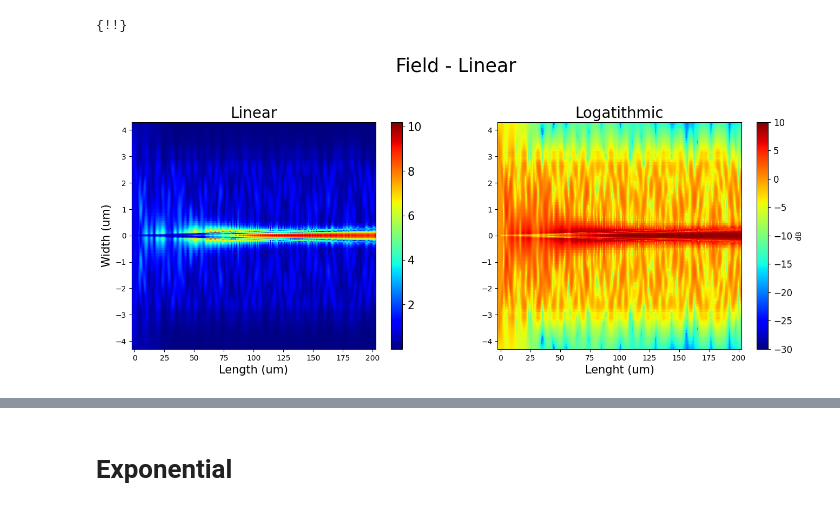
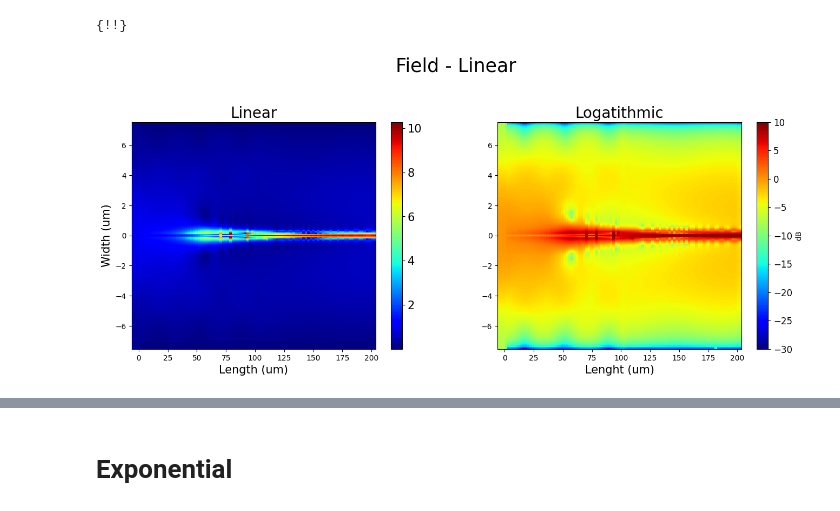
Before and after one commit to Leoopessoa/Edge-Coupler, a Jupyter notebook: Simulation/Components Assembly.ipynb, the cells around one changed output, grey strips where cells are left out. Cells and saved outputs as stored; diff of their text form; code cells hidden in the pictures.

```diff
--- a/Simulation/Components Assembly.ipynb
+++ b/Simulation/Components Assembly.ipynb
@@ -65,8 +65,8 @@ N = 200
 
 time = 5e-12
 
-yspan = 9e-6
-zspan = 9e-6
+yspan = 20e-6
+zspan = 20e-6
 # %% [markdown]
 # Linear
 # %%
@@ -153,7 +153,7 @@ lum.set({
 #print(time)
 lum.switchtolayout()
 meshmulti = 2
-cellsmesh = 150
+cellsmesh = 200
 lum.select('field')
 lum.delete()
 lum.select('FDTD')
@@ -250,9 +250,9 @@ else:
     lum.set("number of cell groups",3)
     lum.set("group spans",np.transpose([5e-6, length, 2.5e-6]))
     lum.set({
-        "cells"                   :np.transpose([1, 100, 1]),
+        "cells"                   :np.transpose([1, 60, 1]),
         "subcell method"          :np.transpose([0, 1, 0]), # 0 = none,  1 = CVCS
-        "modes"                   :np.transpose([10, 50, 10]),
+        "modes"                   :np.transpose([5, 45, 5]),
         "x min"                   :-5e-6,
         "y"                       :0,
         "y span"                  :yspan,
@@ -272,7 +272,7 @@ else:
     lum.set({
         'z'                               : height/2,
         'x'                               : length/2,
-        'x span'                          : length + 5e-6,
+        'x span'                          : length + 10e-6,
         'y'                               : 0,
         'y span'                          : yspan,
         'name'                            : 'field',
@@ -282,7 +282,14 @@ else:
     lum.select("EME::Ports::port_2")
     lum.set({"use full simulation span" :0,
         "y span"                        :2e-6,
-        "z span"                        :2e-6,
+        "z span"                        :5e-6,
+        "z"                             :height/2
+    })
+
+    lum.select("EME::Ports::port_1")
+    lum.set({"use full simulation span" :0,
+        "y span"                        :yspan,
+        "z span"                        :zspan,
         "z"                             :height/2
     })
 
@@ -309,39 +316,41 @@ else:
 
 figure1 = plt.figure(figsize=(16, 12), edgecolor= 'white', facecolor= 'white')
 
-field = lum.getresult('field','E')
+if fdtd :field = lum.getresult('field','E')
+else: field = lum.getresult('field','field profile')
+
 x = field['x']
 y = field['y']
 E = field['E']
 
 E = np.sqrt(E[:,:,0,:,0]**2 + E[:,:,0,:,1]**2 + E[:,:,0,:,2]**2)
 E = np.transpose(abs(E[:,:,0]))
 np.shape(x[:,0])
 Elog = 10*np.log10(E)
 
 plt.suptitle('Field - Linear', fontsize = 25)
 plt.subplot(221)
 plt.pcolormesh(x[:,0]*1e6,y[:,0]*1e6,E,cmap = 'jet')
 plt.xlabel('Length (um)',fontsize=15)
 plt.ylabel('Width (um)',fontsize=15)
 plt.yticks(fontsize=10)
 plt.xticks(fontsize=10)
 cbar = plt.colorbar()
 cbar.ax.tick_params(labelsize=15)
 plt.title("Linear", fontsize = 20)
 
 plt.subplot(222)
 plt.pcolormesh(x[:,0]*1e6,y[:,0]*1e6,Elog,cmap = 'jet', vmin = -30, vmax = 10)
 plt.xlabel('Lenght (um)',fontsize=15)
 plt.yticks(fontsize=10)
 plt.xticks(fontsize=10)
 cbar = plt.colorbar(label='dB')
 cbar.ax.tick_params(labelsize=12)
 plt.title("Logatithmic", fontsize = 20)
 
 plt.savefig('../Documentation/Figures/FieldMonitor_Linear')
 # %% [output]
-[figure, old version]
+[figure, new version]
 # %%
  # Getting results
 
```
Also changed, not shown: parts of 5 cells of this notebook, 6 other files.
